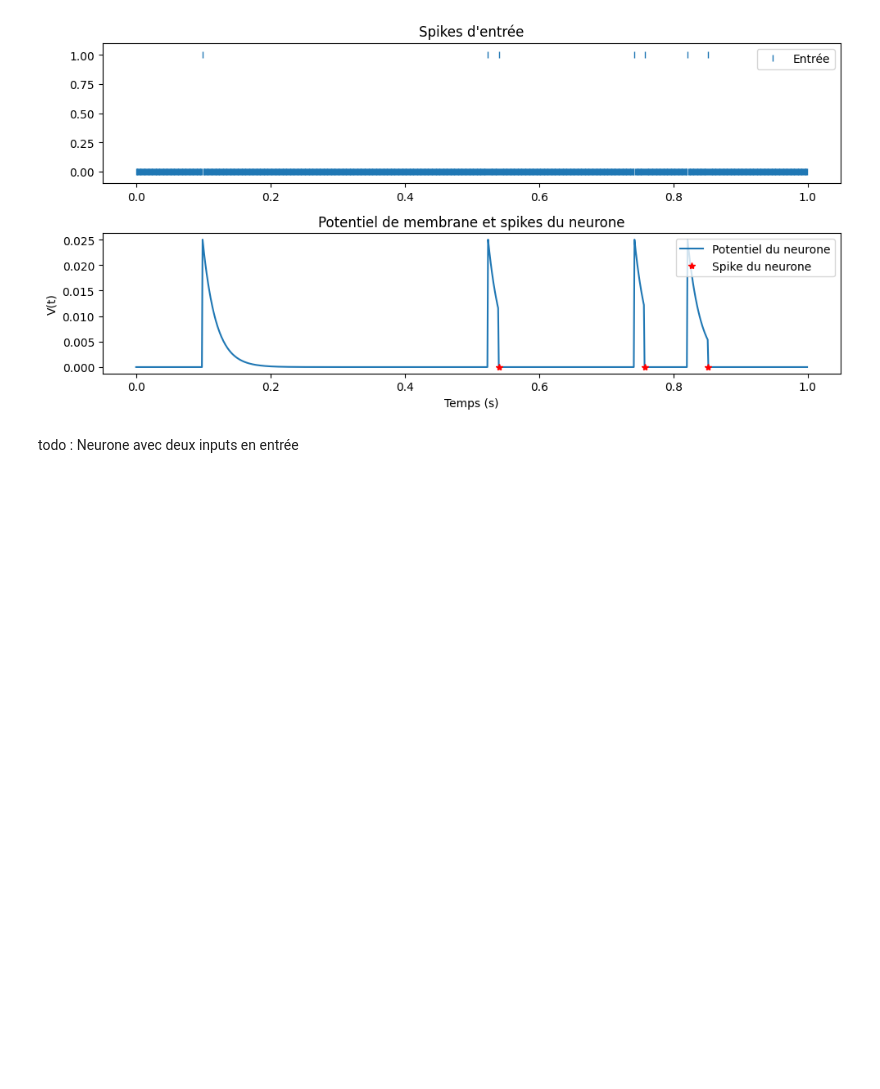
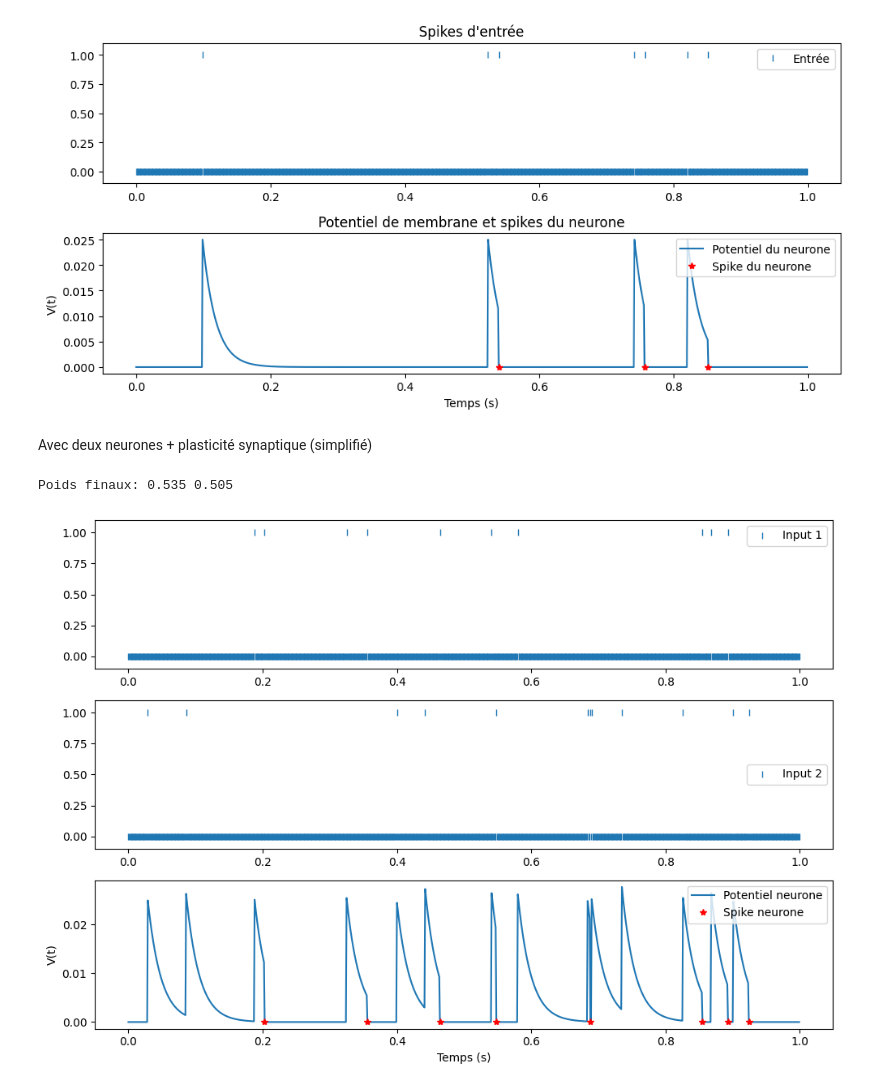
Before and after one commit to PoCInnovation/spike-poc, a Jupyter notebook: n-neurone/single_neurone.ipynb, the cells around one changed output. Drawn from its saved outputs; the diff is of its cells as text; code cells hidden in the pictures; blank space fills up the shorter version.

```diff
--- a/n-neurone/single_neurone.ipynb
+++ b/n-neurone/single_neurone.ipynb
@@ -64,5 +64,71 @@ plt.tight_layout()
 plt.show()
 # %% [output]
 [figure]
-# %% [markdown]
-todo : Neurone avec deux inputs en entrée
+# %% [markdown]
+Avec deux neurones + plasticité synaptique (simplifié)
+# %%
+np.random.seed(2)
+
+w1, w2 = 0.5, 0.5
+learning_rate = 0.01
+
+input_rate_1 = 10
+input_rate_2 = 10
+prob_spike_1 = input_rate_1 * dt
+prob_spike_2 = input_rate_2 * dt
+
+x1 = (np.random.rand(time_steps) < prob_spike_1).astype(float)
+x2 = (np.random.rand(time_steps) < prob_spike_2).astype(float)
+
+V = np.zeros(time_steps)
+V[0] = V_rest
+spikes = np.zeros(time_steps)
+
+for t in range(1, time_steps):
+    I = w1 * x1[t] + w2 * x2[t]
+    dV = (-(V[t-1]-V_rest) + I)*(dt/tau_m)
+    V[t] = V[t-1] + dV
+
+    if V[t] >= V_th:
+        spikes[t] = 1.0
+        V[t] = V_reset
+
+        # Apprentissage simple :
+        # On regarde si x1[t] ou x1[t-1] était 1, si oui on augmente w1, sinon on le diminue un peu
+        if x1[t] == 1.0 or x1[t-1] == 1.0:
+            w1 += learning_rate
+        else:
+            w1 -= learning_rate*0.5
+
+        if x2[t] == 1.0 or x2[t-1] == 1.0:
+            w2 += learning_rate
+        else:
+            w2 -= learning_rate*0.5
+
+        w1 = np.clip(w1, 0.0, 2.0)
+        w2 = np.clip(w2, 0.0, 2.0)
+
+print("Poids finaux:", w1, w2)
+
+plt.figure(figsize=(10,7))
+plt.subplot(3,1,1)
+plt.plot(time, x1, '|', label="Input 1")
+plt.ylim(-0.1,1.1)
+plt.legend()
+
+plt.subplot(3,1,2)
+plt.plot(time, x2, '|', label="Input 2")
+plt.ylim(-0.1,1.1)
+plt.legend()
+
+plt.subplot(3,1,3)
+plt.plot(time, V, label="Potentiel neurone")
+plt.plot(time[spikes==1], V[spikes==1], 'r*', label="Spike neurone")
+plt.legend()
+plt.xlabel("Temps (s)")
+plt.ylabel("V(t)")
+plt.tight_layout()
+plt.show()
+# %% [output]
+Poids finaux: 0.535 0.505
+[figure, added]
```
